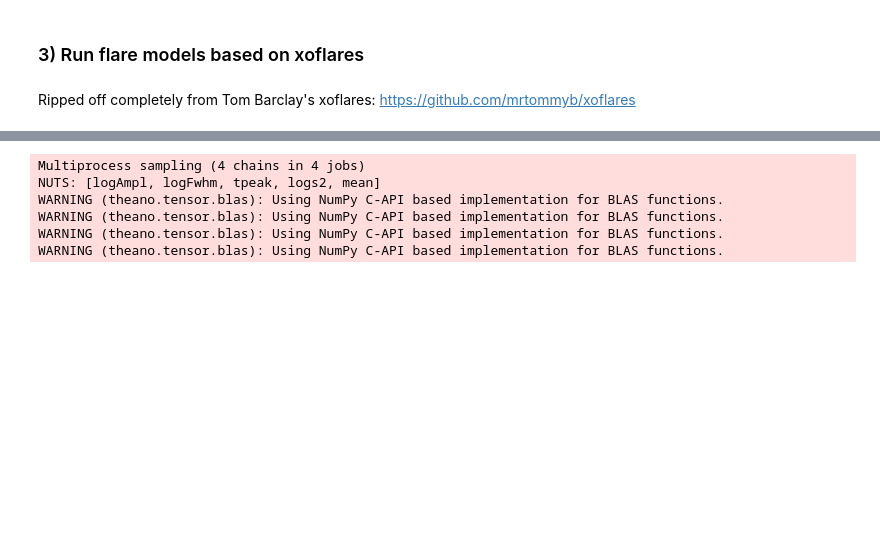
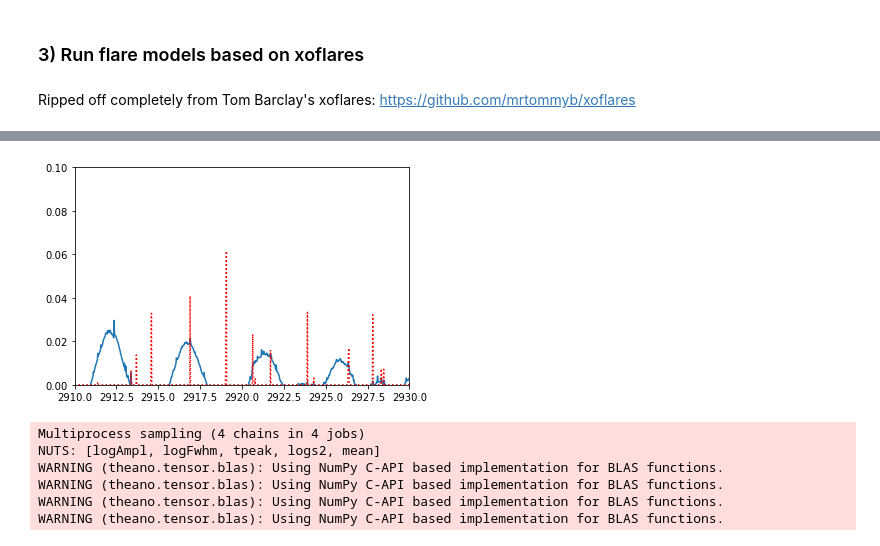
Before and after one commit to exoclam/epic-246301900, a Jupyter notebook: flare_analysis.ipynb, the cells around one changed output, grey strips where cells are left out. Drawn from its saved outputs; the diff is of its cells as text; code cells hidden in the pictures; blank space fills up the shorter version.

```diff
--- a/flare_analysis.ipynb
+++ b/flare_analysis.ipynb
@@ -308,3 +322,14 @@ fig.tight_layout()
+# %%
+#fig, axes = plt.subplots(ncols=2, nrows=np.ceil(npeaks/2).astype(int), figsize=[12,npeaks])
+#axes = axes.flatten()
+#tps = start[0]['tpeak']
+plt.plot(x, y)
+plt.plot(x, start[0]['flare_lc'], ':r')
+plt.xlim(2910, 2930)
+plt.ylim(0, 0.1)
+plt.show()
+# %% [output]
+[figure, added]
 # %%
 with model:
     step = pm.NUTS(potential=potential, target_accept=0.9)
```
Also changed, not shown: parts of 6 cells of this notebook, 1 other file.
